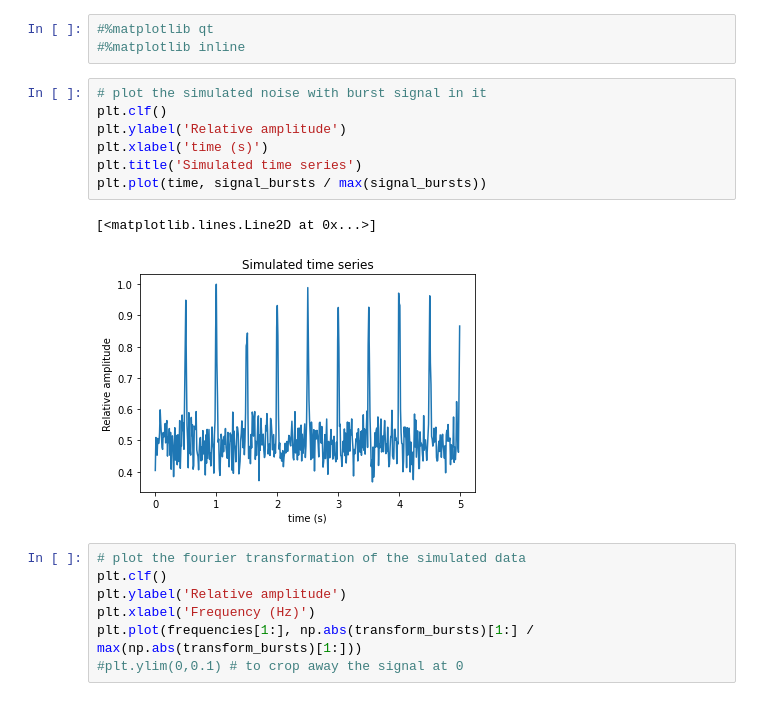
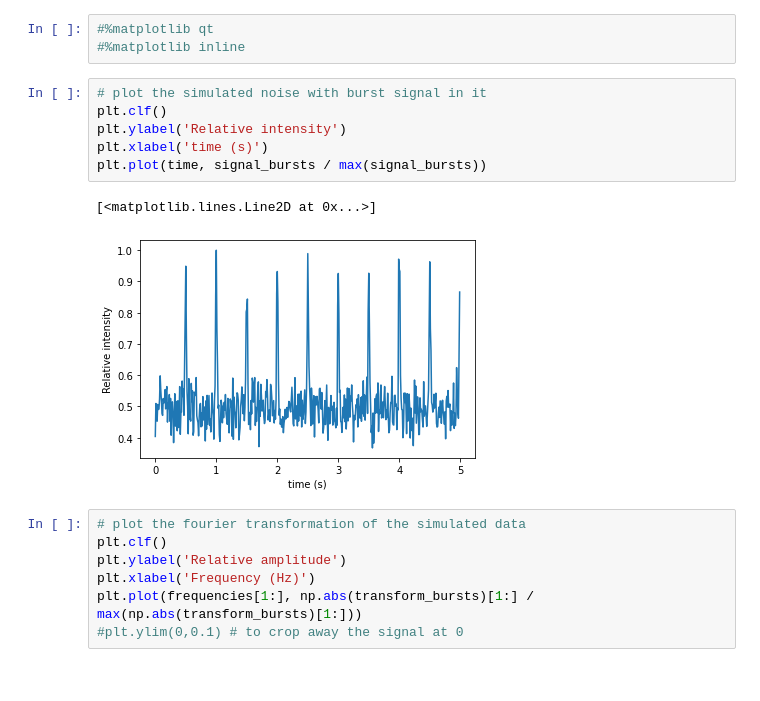
Before and after one commit to Yousousen/pulsar_analysis, a Jupyter notebook: src/script/simulation/simulation data code Eleni.ipynb, the cells around one changed output. Cells and saved outputs as stored; diff of their text form.

Commit message:
Made corrections to plots and plot labels.

```diff
--- a/src/script/simulation/simulation data code Eleni.ipynb
+++ b/src/script/simulation/simulation data code Eleni.ipynb
@@ -250,13 +250,12 @@ transform_bursts = transform_bursts[range(int(len(signal_bursts)/2))] # Exclude
 # %%
 # plot the simulated noise with burst signal in it
 plt.clf()
-plt.ylabel('Relative amplitude')
+plt.ylabel('Relative intensity')
 plt.xlabel('time (s)')
-plt.title('Simulated time series')
 plt.plot(time, signal_bursts / max(signal_bursts))
 # %% [output]
 [<matplotlib.lines.Line2D at 0x...>]
-[figure, old version]
+[figure, new version]
 # %%
 # plot the fourier transformation of the simulated data
 plt.clf()
```
Also changed, not shown: 10 other files.
